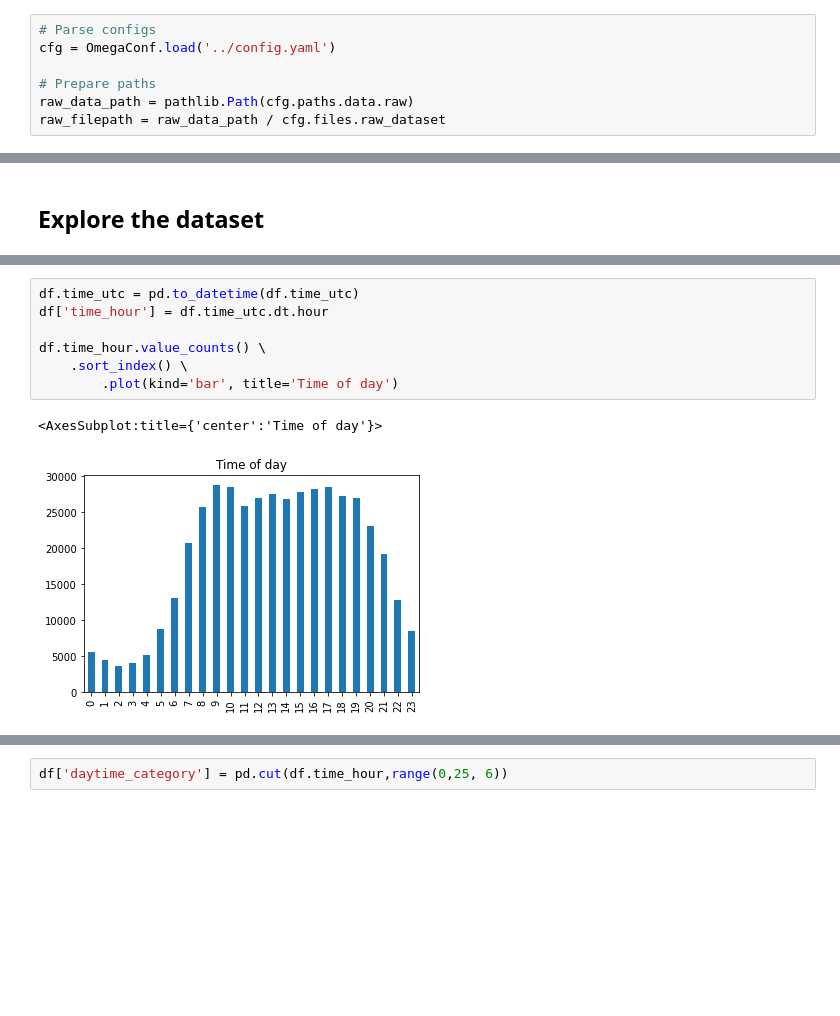
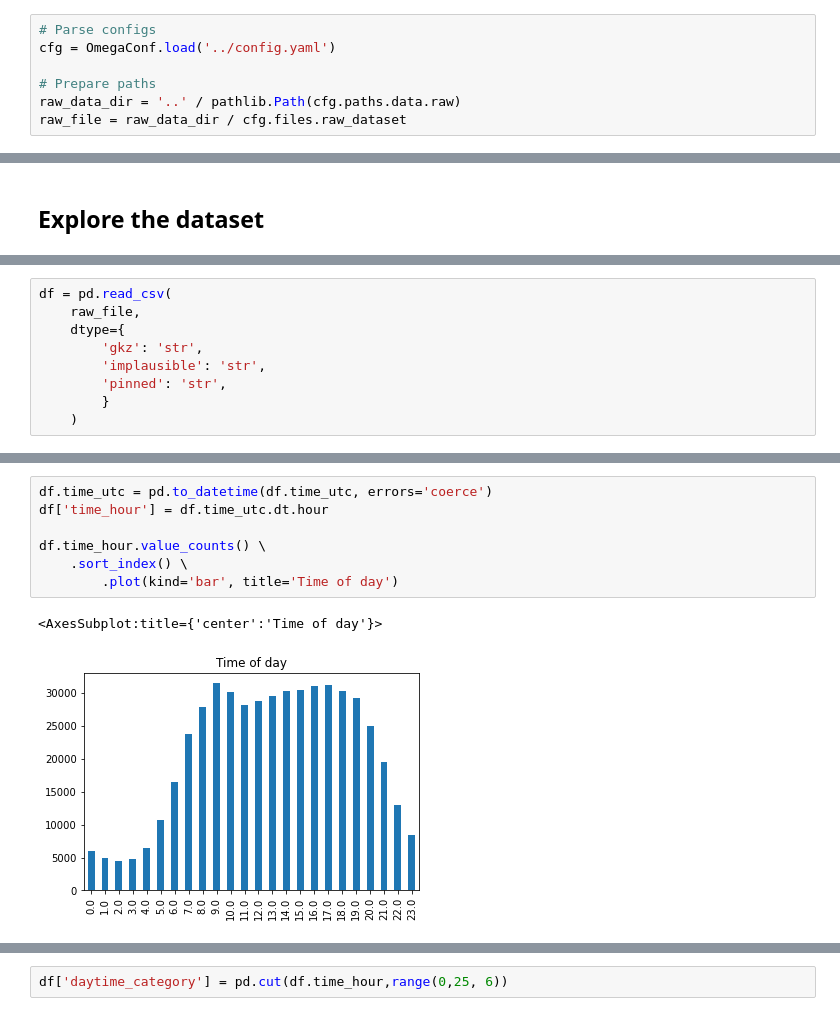
Before and after one commit to heckert/speedtest-classification, a Jupyter notebook: notebooks/01-explore.ipynb, the cells around one changed output, grey strips where cells are left out. Cells and saved outputs as stored; diff of their text form; blank space fills up the shorter version.

Commit message:
fixed prepare_dataset.py incl tests

```diff
--- a/notebooks/01-explore.ipynb
+++ b/notebooks/01-explore.ipynb
@@ -19,5 +22,5 @@ pd.set_option('display.max_rows', 500)
 cfg = OmegaConf.load('../config.yaml')
 
 # Prepare paths
-raw_data_path = pathlib.Path(cfg.paths.data.raw)
-raw_filepath = raw_data_path / cfg.files.raw_dataset
+raw_data_dir = '..' / pathlib.Path(cfg.paths.data.raw)
+raw_file = raw_data_dir / cfg.files.raw_dataset
@@ -35,0 +29,9 @@ df = pd.read_csv('../data/raw/netztest-opendata.csv')
+# %%
+df = pd.read_csv(
+    raw_file,
+    dtype={
+        'gkz': 'str',
+        'implausible': 'str',
+        'pinned': 'str',
+        }
+    )
@@ -122,10 +138,10 @@ plot_comparison_histogram(
 # %%
-df.time_utc = pd.to_datetime(df.time_utc)
+df.time_utc = pd.to_datetime(df.time_utc, errors='coerce')
 df['time_hour'] = df.time_utc.dt.hour
 
 df.time_hour.value_counts() \
     .sort_index() \
         .plot(kind='bar', title='Time of day')
 # %% [output]
 <AxesSubplot:title={'center':'Time of day'}>
-[figure, old version]
+[figure, new version]
```
Also changed, not shown: parts of 18 cells of this notebook, 5 other files.
